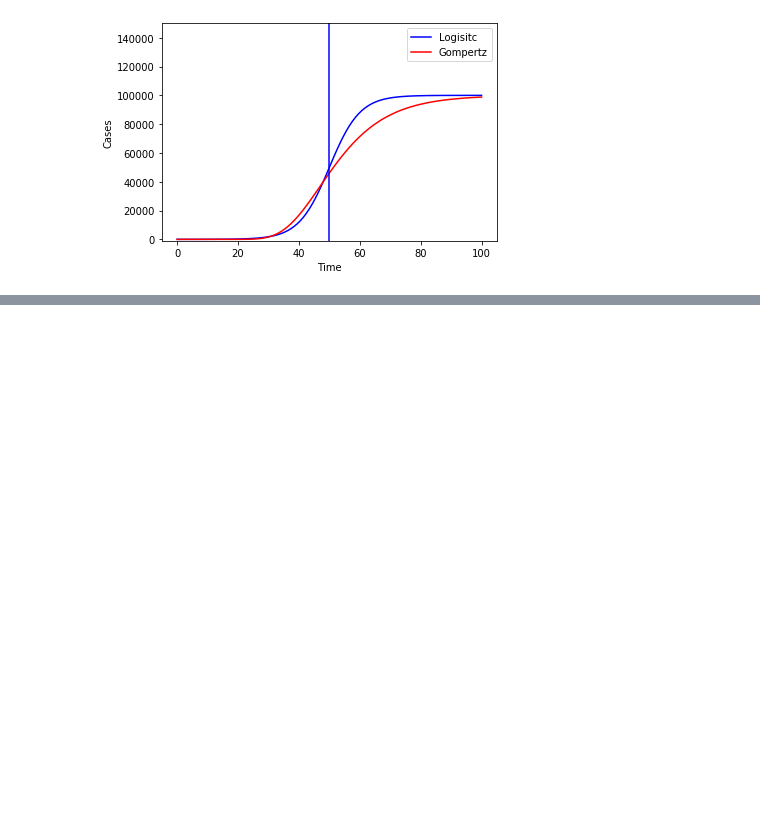
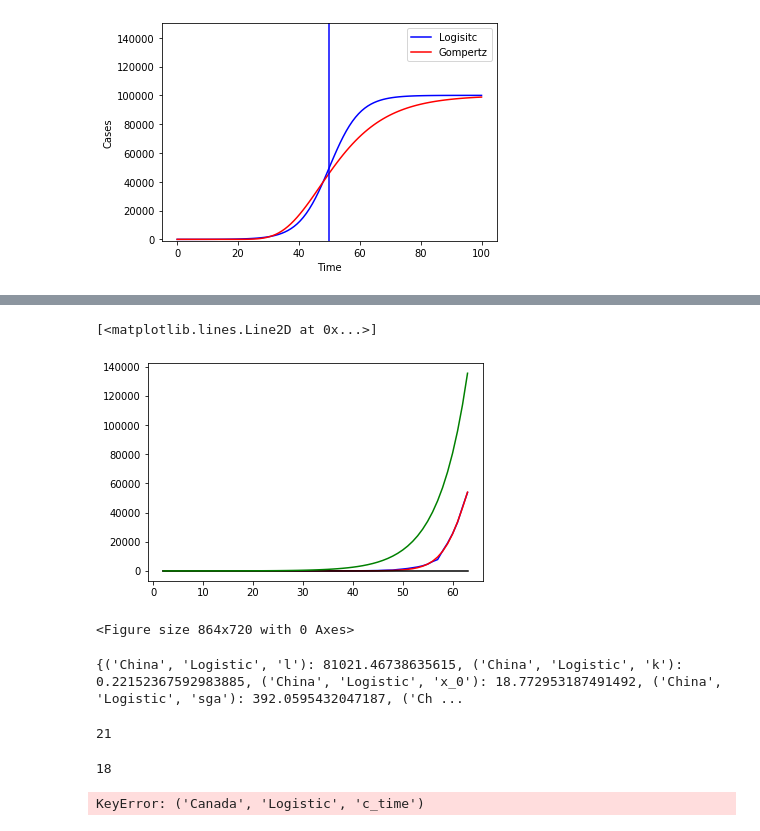
Before and after one commit to sidhant-guliani/covid19_representation_live-data, a Jupyter notebook: COVID19_data.ipynb, the cells around one changed output, grey strips where cells are left out. Drawn from its saved outputs; the diff is of its cells as text; code cells hidden in the pictures; blank space fills up the shorter version.

```diff
--- a/COVID19_data.ipynb
+++ b/COVID19_data.ipynb
@@ -415,0 +455,19 @@ array([ 2,  3,  4,  5,  6,  7,  8,  9, 10, 11, 12, 13, 14, 15, 16, 17, 18,
+# %%
+# gompertx function
+
+ini_guess = [1,10,x_0i]  ##take initial guess from result of Logistic model
+fit_i = curve_fit(mod_gompertz,x,y,p0=ini_guess)#, max_nfev=100000, bounds=([0,0,0],[1000,1000,10000000]))
+ai,bi,ci = fit_i[0]
+sigma_ai, sigma_bi, sigma_ci = np.sqrt(np.diag(fit_i[1]))
+
+perc_flat = 0.95   ##smaller percentage, since Gompertz flattens out very slowly
+sol = int(fsolve(lambda x : mod_gompertz(x,ai,bi,ci) - perc_flat*int(ci), 1000, maxfev=10000))
+
+
+c_pars[(country,'Gompertz','a')] = ai
+c_pars[(country,'Gompertz','b')] = bi
+c_pars[(country,'Gompertz','c')] = ci
+c_pars[(country,'Gompertz','sga')] = sigma_ai
+c_pars[(country,'Gompertz','sgb')] = sigma_bi
+c_pars[(country,'Gompertz','sgc')] = sigma_ci
+c_pars[(country,'Gompertz','c_time')] = int(ci)
@@ -415,0 +487,10 @@ array([ 2,  3,  4,  5,  6,  7,  8,  9, 10, 11, 12, 13, 14, 15, 16, 17, 18,
+# %%
+"""
+fit_i = curve_fit(mod_gompertz,x,y,p0=ini_guess)#, max_nfev=100000, bounds=([0,0,0],[1000,1000,10000000]))
+ai,bi,ci = fit_i[0]
+sigma_ai, sigma_bi, sigma_ci = np.sqrt(np.diag(fit_i[1]))
+"""
+
+c_pars[(country,'Exponential','y0')] = y0
+fit_exp = curve_fit((lambda tt,pp: mod_expo(tt,pp,N0=y0)),x,y,p0=[0.10])  ##Take N0 from initial number of reported cases
+pi, sigma_pi = fit_exp[0][0], np.sqrt(fit_exp[1]).flatten()[0]
@@ -415,0 +524,28 @@ array([ 2,  3,  4,  5,  6,  7,  8,  9, 10, 11, 12, 13, 14, 15, 16, 17, 18,
+# %%
+plt.plot(x,y, 'b')
+plt.plot(x, mod_logistic(x,dd[0],dd[1],dd[2]), 'r')
+plt.plot(x, mod_gompertz(x,ai,bi,ci), 'k')
+plt.plot(x, mod_expo(x,pi),'g')
+# %% [output]
+[<matplotlib.lines.Line2D at 0x...>]
+[figure, added]
+# %%
+color_list = plt.cm.Set1( np.linspace(0.,1.0, 9 ) )
+color_iter = iter(color_list)
+#fig=plt.figure(1, figsize=(12,10), dpi=100,facecolor='w')
+fig=plt.figure(figsize=(12,10))
+# %% [output]
+<Figure size 864x720 with 0 Axes>
+# %%
+print(c_pars)
+# %% [output]
+{('China', 'Logistic', 'l'): 81021.46738635615, ('China', 'Logistic', 'k'): 0.22152367592983885, ('China', 'Logistic', 'x_0'): 18.772953187491492, ('China', 'Logistic', 'sga'): 392.0595432047187, ('Ch ...
+# %%
+flatasymp = max([c_pars[('China',chosen_plotmodel,'c_time')] for country in countries_list])+3
+print(flatasymp)
+# %% [output]
+21
+# %%
+c_pars[('China',chosen_plotmodel,'c_time')]
+# %% [output]
+18
@@ -415,0 +568,5 @@ array([ 2,  3,  4,  5,  6,  7,  8,  9, 10, 11, 12, 13, 14, 15, 16, 17, 18,
+# %%
+chosen_plotmodel = 'Logistic'
+flatasymp = max([c_pars[(country,chosen_plotmodel,'c_time')] for country in countries_list])+3
+# %% [output]
+KeyError: ('Canada', 'Logistic', 'c_time')
```
Also changed, not shown: parts of 25 cells of this notebook.
